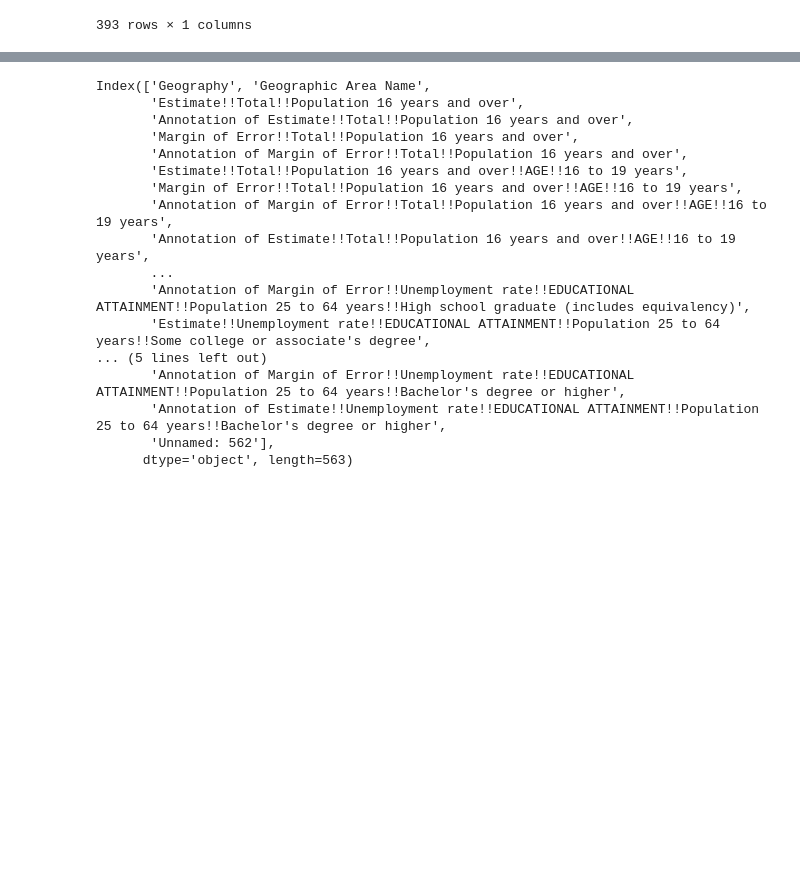
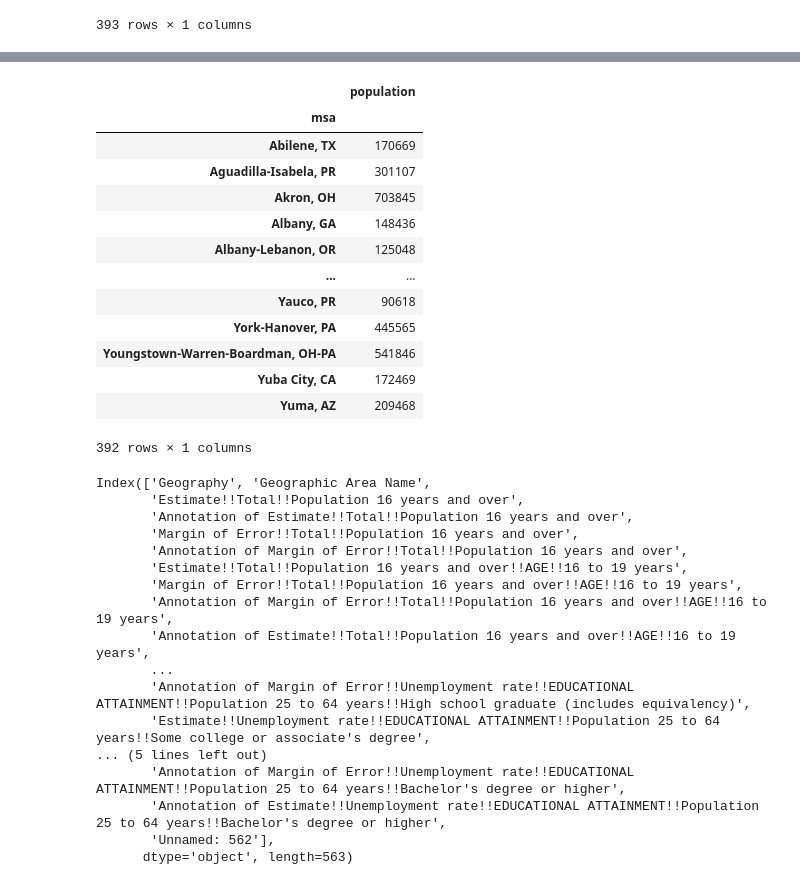
Before and after one commit to narslab/msa-emission-typologies, a Jupyter notebook: bin/jupyter/tidy-acs-unemp.ipynb, the cells around one changed output, grey strips where cells are left out. Saved outputs shown, nothing was run; the diff lists cells and outputs as text; code cells hidden in the pictures; blank space fills up the shorter version.

```diff
--- a/bin/jupyter/tidy-acs-unemp.ipynb
+++ b/bin/jupyter/tidy-acs-unemp.ipynb
@@ -88,0 +89,19 @@ total_pop_df.head()
+# %%
+total_pop_df = total_pop_df.rename( columns = { 0 : 'population'})
+total_pop_df['population'] = total_pop_df['population'].str.replace(',', '')
+total_pop_df
+# %% [output]
+|  | population |
+| msa |  |
+| Abilene, TX | 170669 |
+| Aguadilla-Isabela, PR | 301107 |
+| Akron, OH | 703845 |
+| Albany, GA | 148436 |
+| Albany-Lebanon, OR | 125048 |
+| ... | ... |
+| Yauco, PR | 90618 |
+| York-Hanover, PA | 445565 |
+| Youngstown-Warren-Boardman, OH-PA | 541846 |
+| Yuba City, CA | 172469 |
+| Yuma, AZ | 209468 |
+392 rows × 1 columns
```
Also changed, not shown: parts of 11 cells of this notebook, 6 other files.
